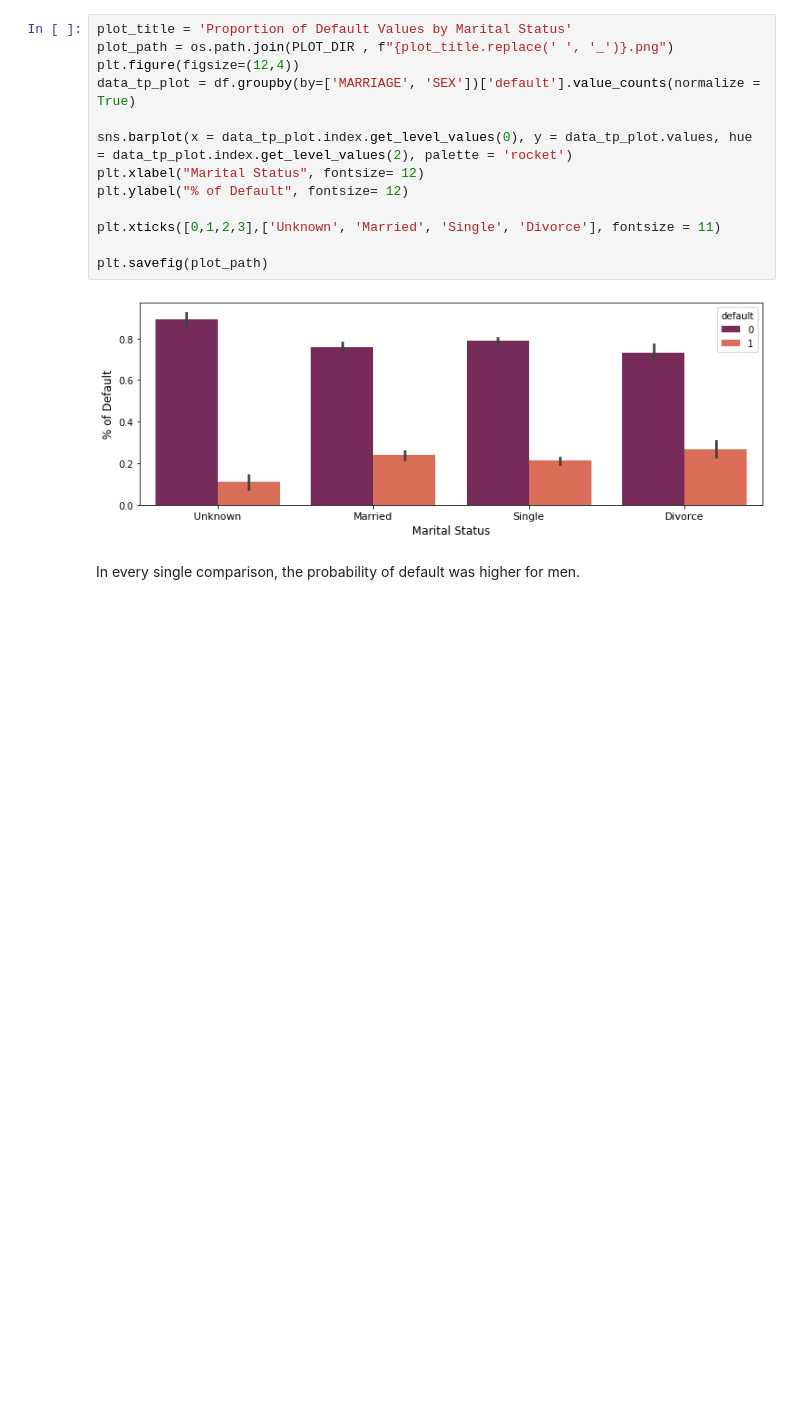
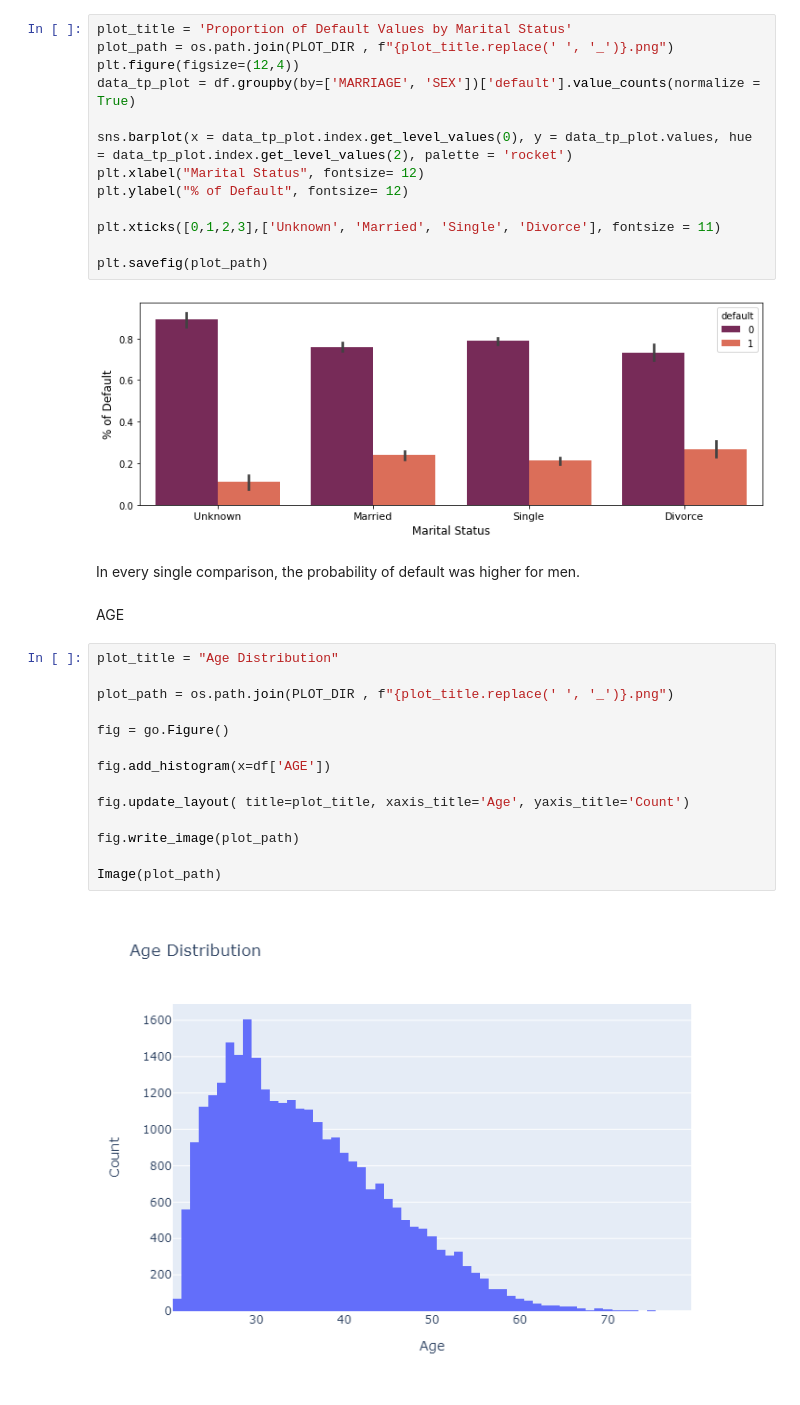
Before and after one commit to ARPITA-ds/credit_card_fault, a Jupyter notebook: research/eda.ipynb, the cells around one changed output. Saved outputs shown, nothing was run; the diff lists cells and outputs as text; blank space fills up the shorter version.

```diff
--- a/research/eda.ipynb
+++ b/research/eda.ipynb
@@ -597,3 +600,21 @@ plt.savefig(plot_path)
 [figure]
 # %% [markdown]
 In every single comparison, the probability of default was higher for men.
+# %% [markdown]
+AGE
+# %%
+plot_title = "Age Distribution"
+
+plot_path = os.path.join(PLOT_DIR , f"{plot_title.replace(' ', '_')}.png")
+
+fig = go.Figure()
+
+fig.add_histogram(x=df['AGE'])
+
+fig.update_layout( title=plot_title, xaxis_title='Age', yaxis_title='Count')
+
+fig.write_image(plot_path)
+
+Image(plot_path)
+# %% [output]
+[figure, added]
```
Also changed, not shown: parts of 53 cells of this notebook.
